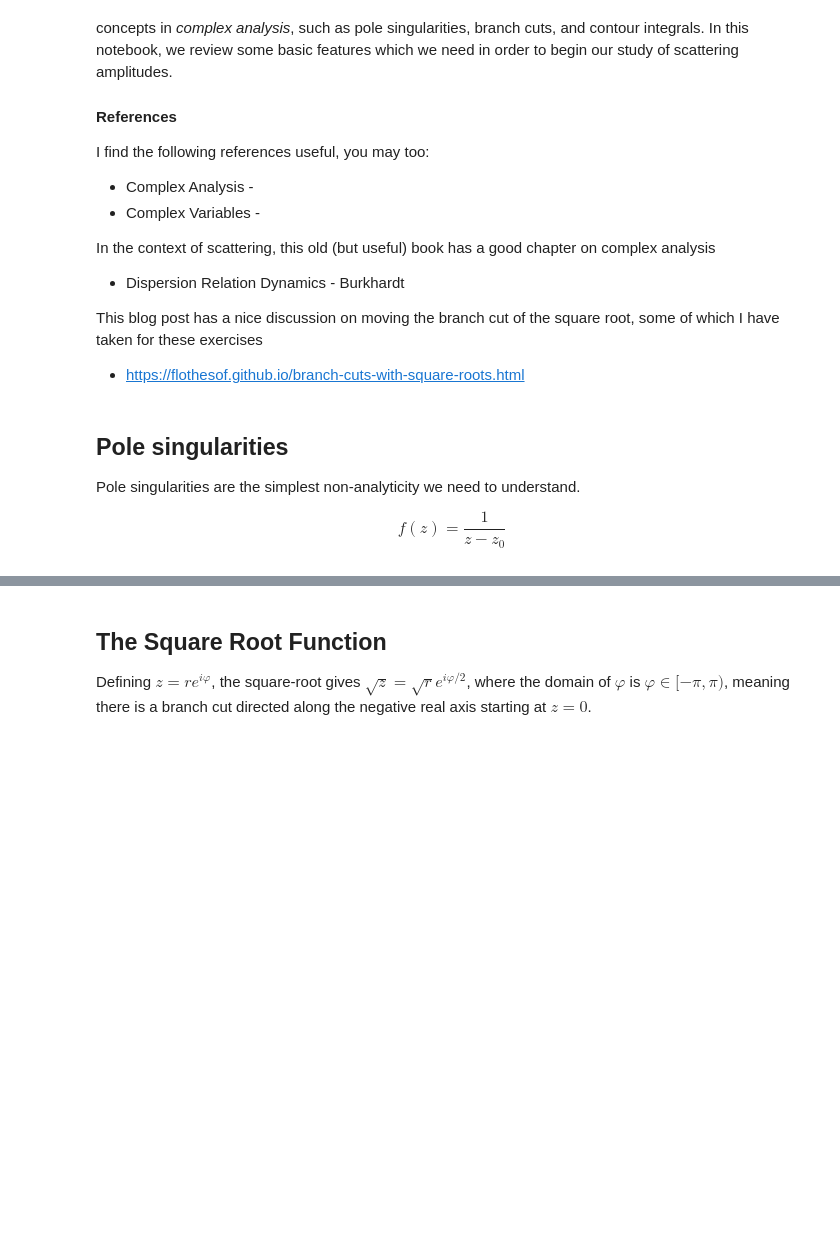
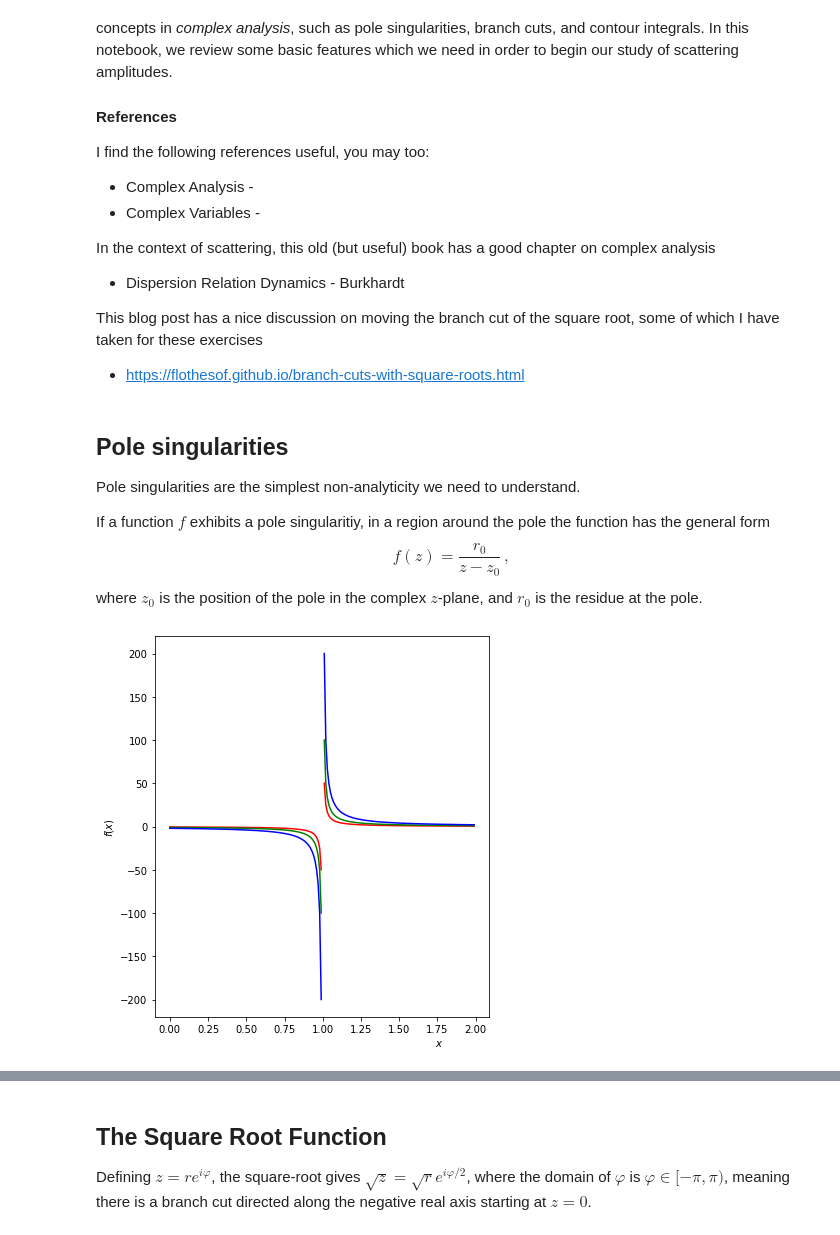
Before and after one commit to ajackura/LatticeSummerSchool2021-ScatteringExercises, a Jupyter notebook: Notebooks/complex.ipynb, the cells around one changed output, grey strips where cells are left out. Saved outputs shown, nothing was run; the diff lists cells and outputs as text; code cells hidden in the pictures; blank space fills up the shorter version.

```diff
--- a/Notebooks/complex.ipynb
+++ b/Notebooks/complex.ipynb
@@ -25,6 +25,33 @@ from matplotlib.colors import hsv_to_rgb
 
 Pole singularities are the simplest non-analyticity we need to understand.
 
+If a function $f$ exhibits a pole singularitiy, in a region around the pole the function has the general form
 $$
-f(z) = \frac{1}{z - z_0}
+f(z) = \frac{r_0}{z - z_0} \, ,
 $$
+where $z_0$ is the position of the pole in the complex $z$-plane, and $r_0$ is the residue at the pole.
+# %%
+def f(z,z0,r0):
+    return r0 / ( z - z0 )
+
+z0 = 1.0
+r0 = 1.0
+
+x = np.arange(0, 2, 0.01)
+fval = f( x, z0, r0 )
+#plt.plot(x, fval.real)
+#plt.plot(x, fval.imag)
+
+f1 = f( x, z0, 0.5 )
+f2 = f( x, z0, 1.0 )
+f3 = f( x, z0, 2.0 )
+
+
+plt.plot(x, f1, 'r')
+plt.plot(x, f2, 'g')
+plt.plot(x, f3, 'b')
+plt.xlabel(r'$x$', position=(.85,1))
+plt.ylabel(r'$f(x)$')
+plt.show()
+# %% [output]
+[figure, added]
```
Also changed, not shown: parts of 1 cell of this notebook.
